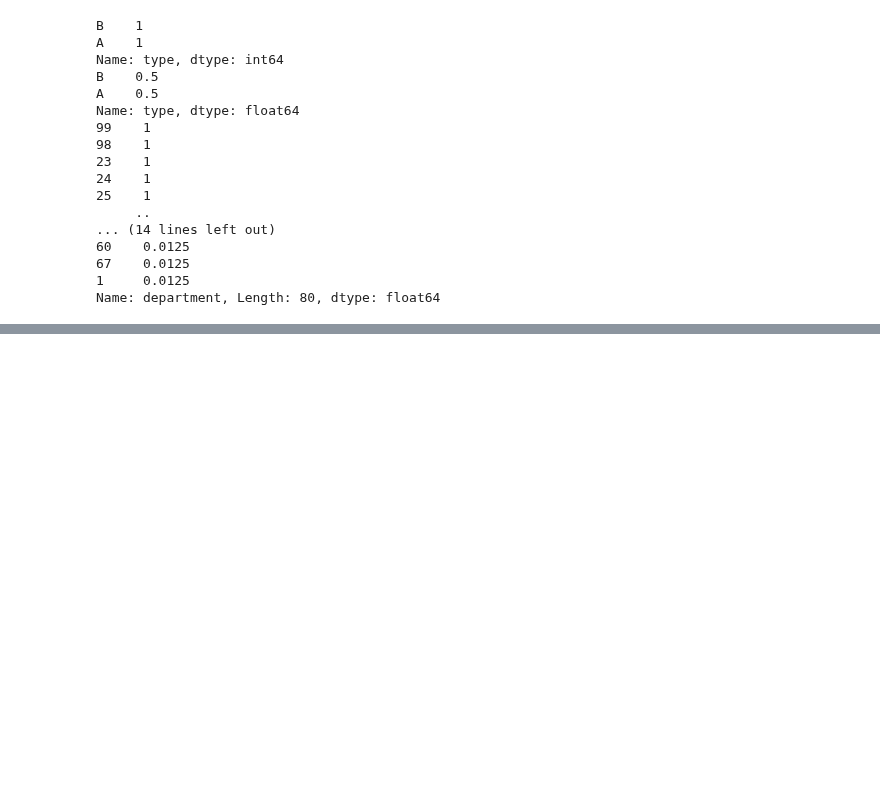
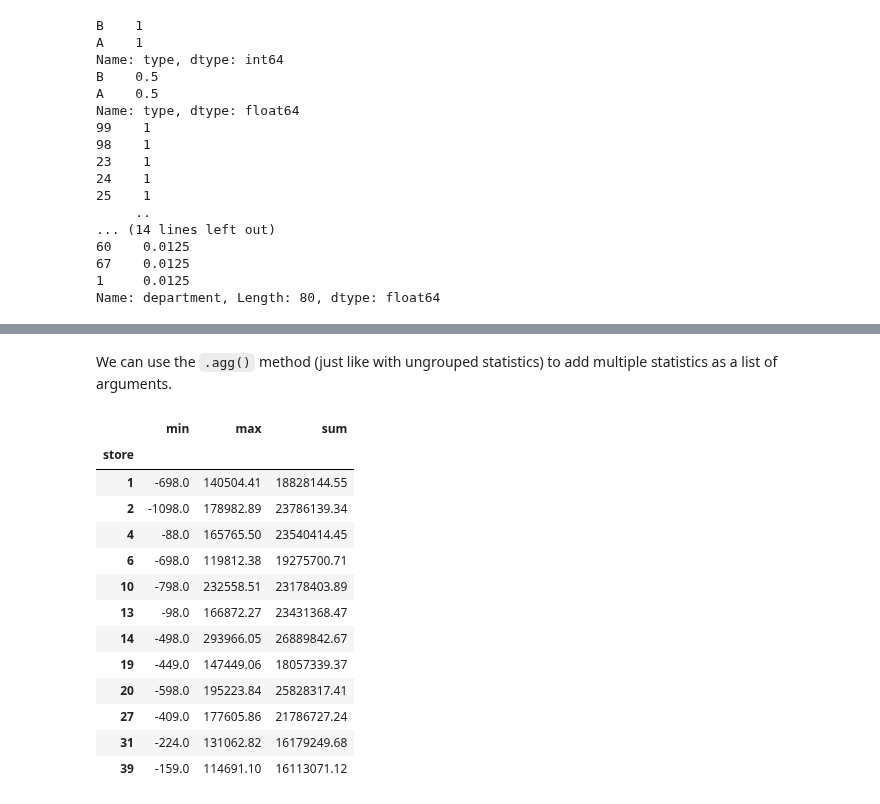
Before and after one commit to flyin01/dc, a Jupyter notebook: data_manipulation_w_pandas.ipynb, the cells around one changed output, grey strips where cells are left out. Cells and saved outputs as stored; diff of their text form; code cells hidden in the pictures; blank space fills up the shorter version.

```diff
--- a/data_manipulation_w_pandas.ipynb
+++ b/data_manipulation_w_pandas.ipynb
@@ -793,0 +832,19 @@ TBD
+# %% [markdown]
+We can use the `.agg()` method (just like with ungrouped statistics) to add multiple statistics as a list of arguments.
+# %%
+sales.groupby("store")["weekly_sales"].agg([min,max,sum])
+# %% [output]
+|  | min | max | sum |
+| store |  |  |  |
+| 1 | -698.0 | 140504.41 | 18828144.55 |
+| 2 | -1098.0 | 178982.89 | 23786139.34 |
+| 4 | -88.0 | 165765.50 | 23540414.45 |
+| 6 | -698.0 | 119812.38 | 19275700.71 |
+| 10 | -798.0 | 232558.51 | 23178403.89 |
+| 13 | -98.0 | 166872.27 | 23431368.47 |
+| 14 | -498.0 | 293966.05 | 26889842.67 |
+| 19 | -449.0 | 147449.06 | 18057339.37 |
+| 20 | -598.0 | 195223.84 | 25828317.41 |
+| 27 | -409.0 | 177605.86 | 21786727.24 |
+| 31 | -224.0 | 131062.82 | 16179249.68 |
+| 39 | -159.0 | 114691.10 | 16113071.12 |
```
Also changed, not shown: parts of 36 cells of this notebook.
